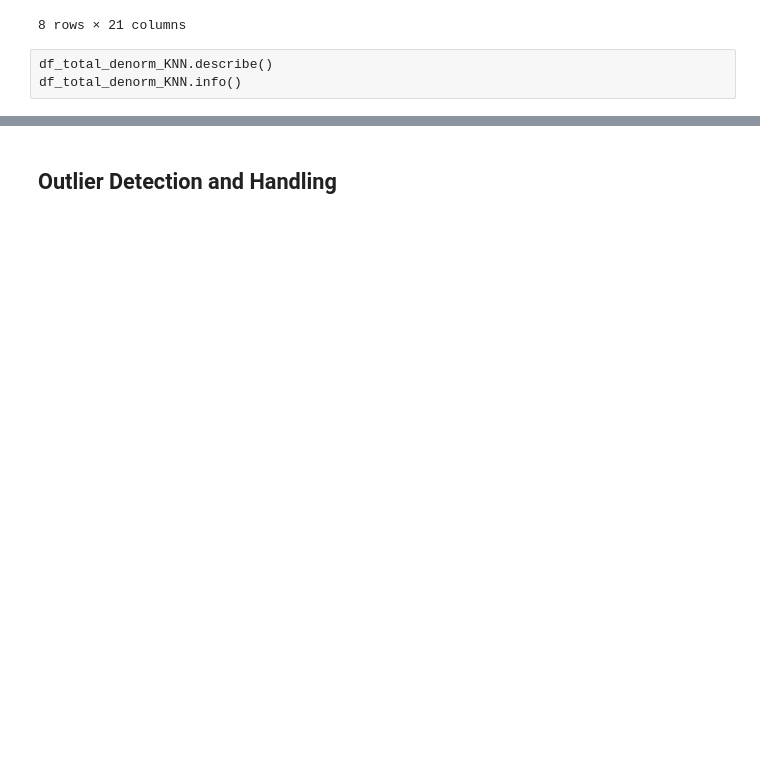
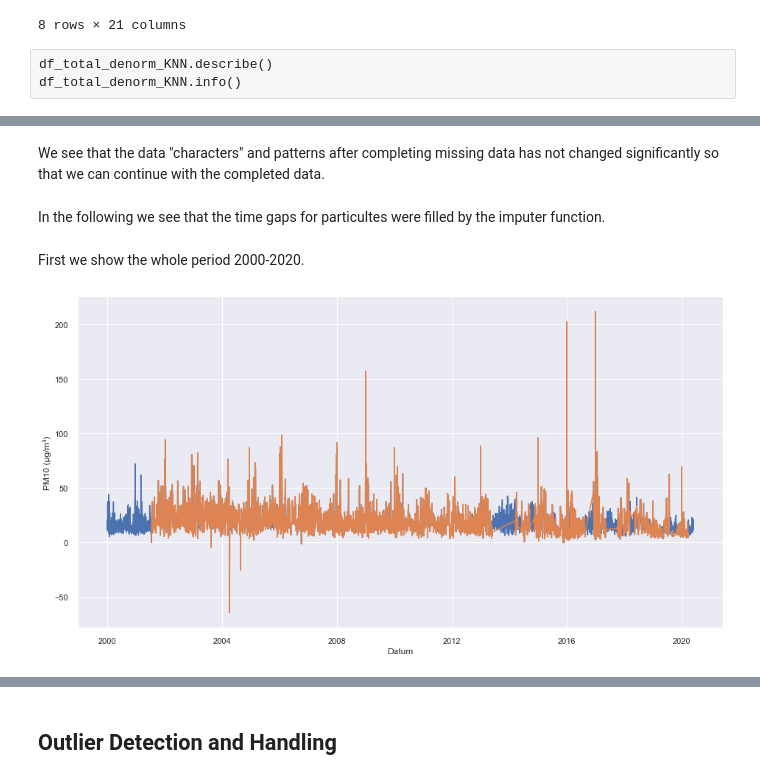
Before and after one commit to SvetiB/AirQualityStuttgart, a Jupyter notebook: AirQualityStuttgart.ipynb, the cells around one changed output, grey strips where cells are left out. Saved outputs shown, nothing was run; the diff lists cells and outputs as text; code cells hidden in the pictures; blank space fills up the shorter version.

Commit message:
EDA, Missing value handling

```diff
--- a/AirQualityStuttgart.ipynb
+++ b/AirQualityStuttgart.ipynb
@@ -509,0 +568,13 @@ heatMap(df_total)
+# %% [markdown]
+We see that the data "characters" and patterns after completing missing data has not changed significantly so that we can continue with the completed data.
+# %% [markdown]
+In the following we see that the time gaps for particultes were filled by the imputer function.
+# %% [markdown]
+First we show the whole period 2000-2020.
+# %%
+sns.set(rc={'figure.figsize':(15.7,8.27)})
+
+ax=sns.lineplot(x="Datum", y="PM10 (µg/m³)", data=df_total)
+ax=sns.lineplot(x="Datum", y="PM10 (µg/m³)", data=df_total_original)
+# %% [output]
+[figure, added]
```
Also changed, not shown: parts of 34 cells of this notebook, 1 other file.
